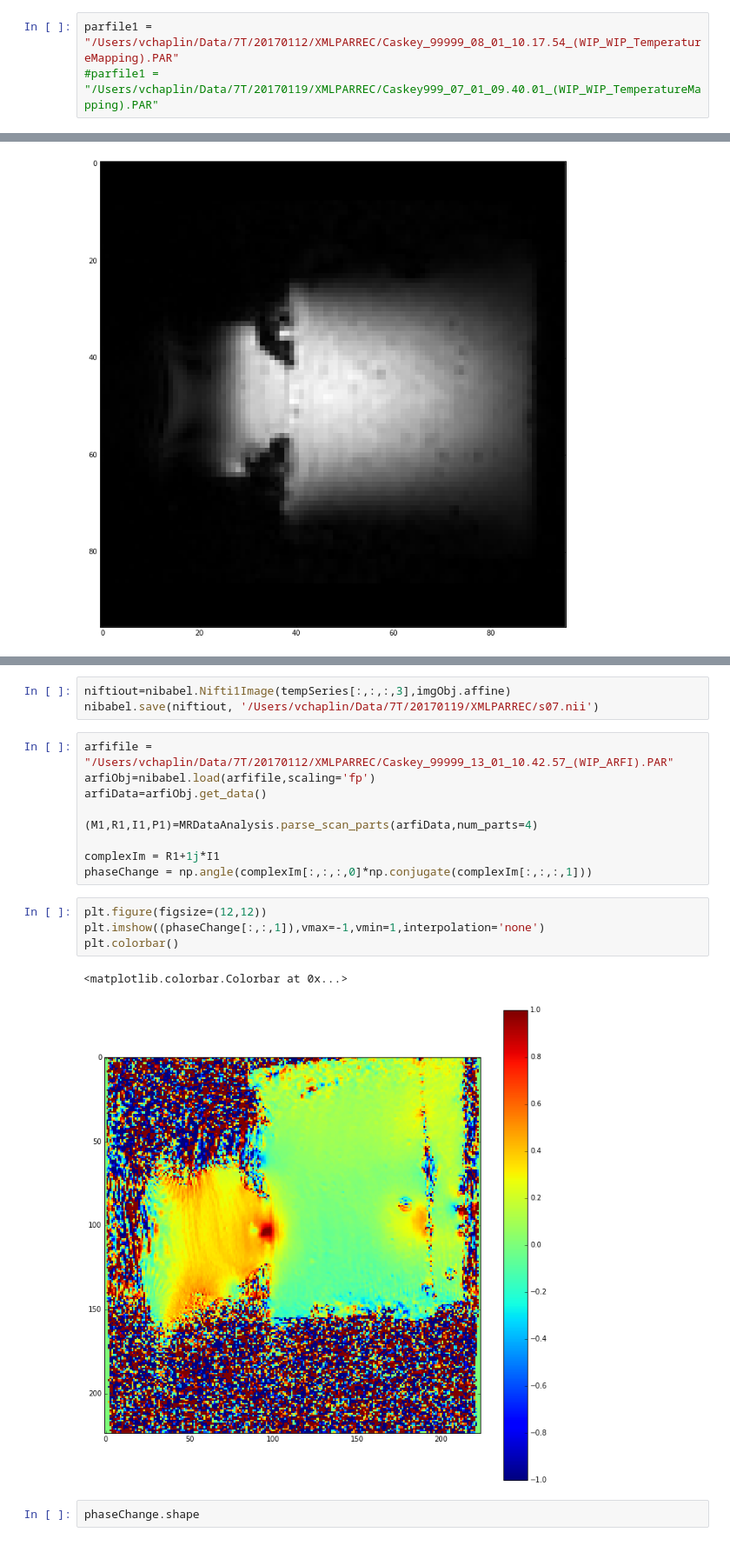
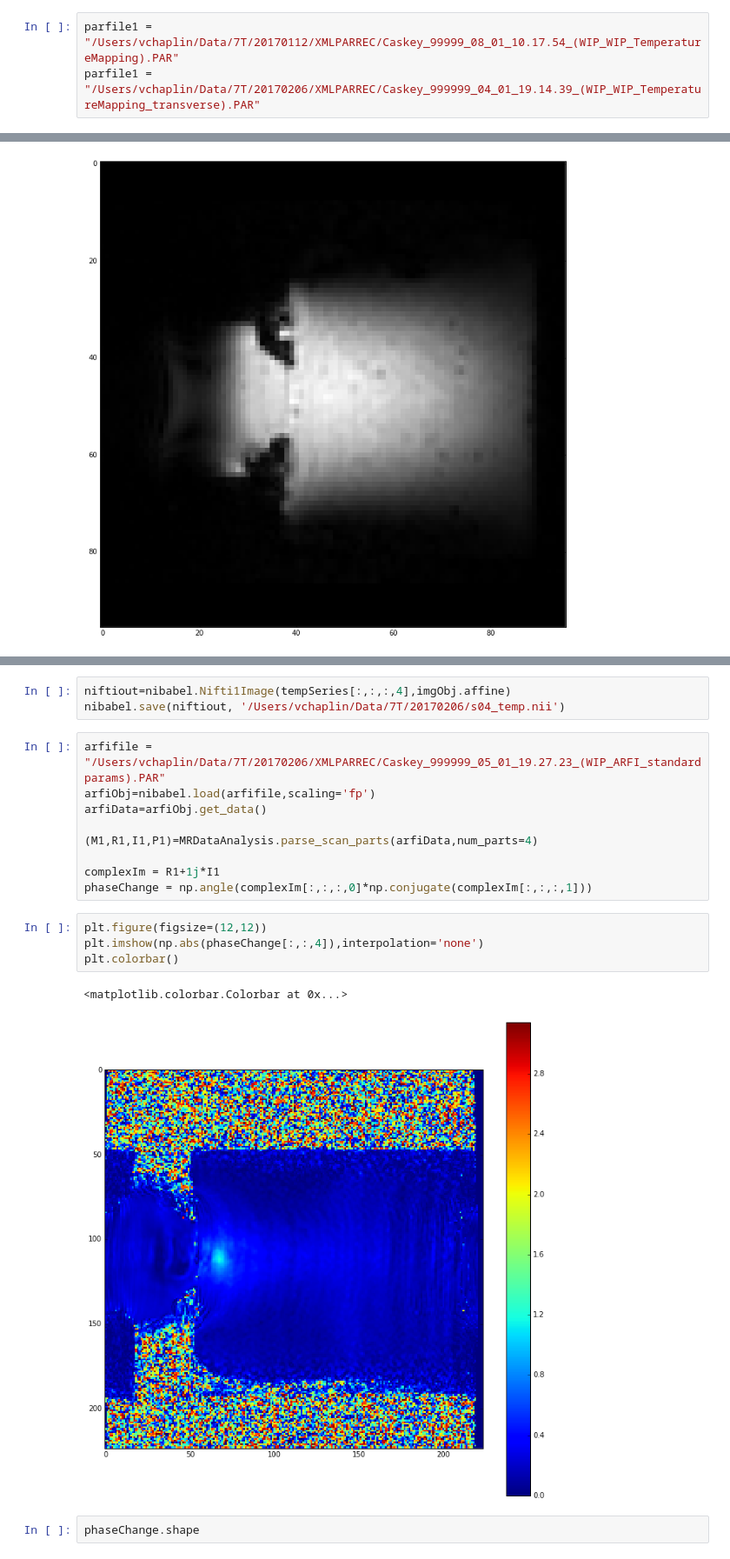
Before and after one commit to vlchaplin/fus_igt_gh, a Jupyter notebook: py/MRARFI.ipynb, the cells around one changed output, grey strips where cells are left out. Shown at 87% size. Drawn from its saved outputs; the diff is of its cells as text.

```diff
--- a/py/MRARFI.ipynb
+++ b/py/MRARFI.ipynb
@@ -24,7 +24,7 @@ def vectorstr2arr(panda_vec_string,dtype=np.float):
     return np.array(list(map(float,panda_vec_string[1:-1].split())), dtype=dtype)
 # %%
 parfile1 = "/Users/vchaplin/Data/7T/20170112/XMLPARREC/Caskey_99999_08_01_10.17.54_(WIP_WIP_TemperatureMapping).PAR"
-#parfile1 = "/Users/vchaplin/Data/7T/20170119/XMLPARREC/Caskey999_07_01_09.40.01_(WIP_WIP_TemperatureMapping).PAR"
+parfile1 = "/Users/vchaplin/Data/7T/20170206/XMLPARREC/Caskey_999999_04_01_19.14.39_(WIP_WIP_TemperatureMapping_transverse).PAR"
 # %%
 imgObj=nibabel.load(parfile1,scaling='fp')
 imgData=imgObj.get_data()
@@ -68,8 +68,8 @@ plt.colorbar()
 # %%
-niftiout=nibabel.Nifti1Image(tempSeries[:,:,:,3],imgObj.affine)
-nibabel.save(niftiout, '/Users/vchaplin/Data/7T/20170119/XMLPARREC/s07.nii')
+niftiout=nibabel.Nifti1Image(tempSeries[:,:,:,4],imgObj.affine)
+nibabel.save(niftiout, '/Users/vchaplin/Data/7T/20170206/s04_temp.nii')
 # %%
-arfifile = "/Users/vchaplin/Data/7T/20170112/XMLPARREC/Caskey_99999_13_01_10.42.57_(WIP_ARFI).PAR"
+arfifile = "/Users/vchaplin/Data/7T/20170206/XMLPARREC/Caskey_999999_05_01_19.27.23_(WIP_ARFI_standardparams).PAR"
 arfiObj=nibabel.load(arfifile,scaling='fp')
 arfiData=arfiObj.get_data()
 
@@ -79,11 +79,11 @@ complexIm = R1+1j*I1
 phaseChange = np.angle(complexIm[:,:,:,0]*np.conjugate(complexIm[:,:,:,1]))
 # %%
 plt.figure(figsize=(12,12))
-plt.imshow((phaseChange[:,:,1]),vmax=-1,vmin=1,interpolation='none')
+plt.imshow(np.abs(phaseChange[:,:,4]),interpolation='none')
 plt.colorbar()
 # %% [output]
 <matplotlib.colorbar.Colorbar at 0x...>
-[figure, old version]
+[figure, new version]
 # %%
 phaseChange.shape
 # %% [output]
```
Also changed, not shown: parts of 4 cells of this notebook.
